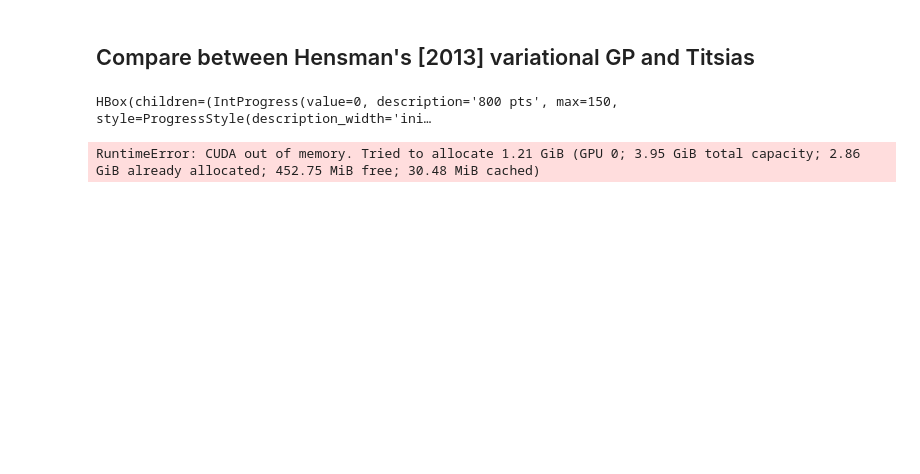
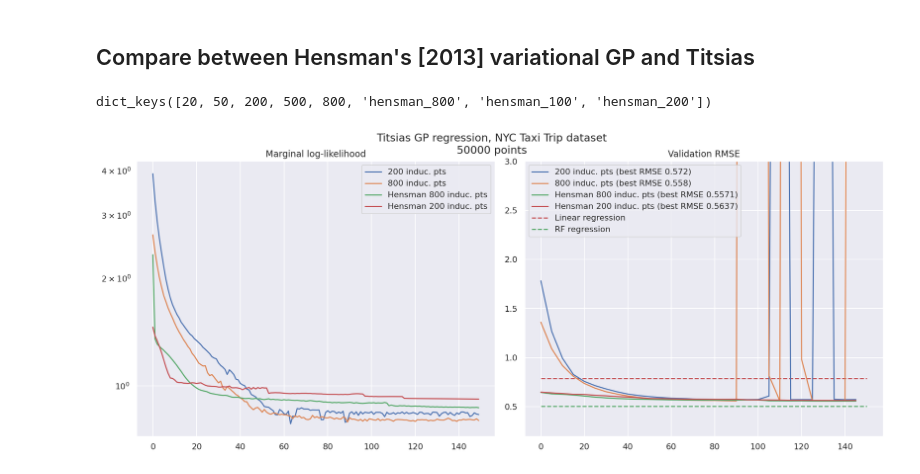
Before and after one commit to sadok95jee/MVABML, a Jupyter notebook: taxi.ipynb, the cells around one changed output. Saved outputs shown, nothing was run; the diff lists cells and outputs as text; code cells hidden in the pictures; blank space fills up the shorter version.

Commit message:
Hensman comparison works, modify train/validation functions

```diff
--- a/taxi.ipynb
+++ b/taxi.ipynb
@@ -264,5 +287,5 @@ fig.savefig("NYCTaxi_Titsias_{:d}pts_Matern32.png".format(X_train.shape[0]),
 # %%
-num_induce = 800
+num_induce = 200
 # %%
 from models import Var_sparse
 inducing_idx = np.random.choice(np.arange(X_train.shape[0]), size=num_induce,
@@ -278,10 +329,10 @@ if torch.cuda.is_available():
 model.train()
 l_hood.train()
 optimizer = torch.optim.Adam([
-{'params': model.parameters()},
-{'params': l_hood.parameters()},
-], lr=0.01)
-mll = gpytorch.mlls.VariationalELBO(l_hood, model, num_data=y_train.size(0))
+    {'params': model.parameters()},
+    {'params': l_hood.parameters()},
+], lr=0.09)
+mll = mlls.VariationalELBO(l_hood, model, num_data=y_train.size(0))
 # %%
 scheduler = optim.lr_scheduler.ReduceLROnPlateau(optimizer, factor=.5)
 
@@ -292,15 +343,13 @@ eprange = tqdm.notebook.trange(num_epochs, desc="%d pts" % num_induce)
 all_losses = []  # marg losses
 all_val_losses = []  # all val RMSE
 try:
-    X_train = X_train.to(device)
-    y_train = y_train.to(device)
     for epoch in eprange:
-        loss_ = train(model, l_hood, mll, optimizer, X_train , y_train )
+        loss_ = train_svi(model, l_hood, mll, optimizer, train_loader )
         all_losses.append(loss_)
         if (epoch + 1) % 5 == 0:
-            val_loss_ = validate(model, l_hood, X_val, y_val)
+            val_loss_ = validate_svi(model, l_hood, val_loader)
             all_val_losses.append(val_loss_)
-        if epoch > 0:
+        if epoch >= 4:
             eprange.set_postfix({"MLL": loss_, "Val RMSE": val_loss_})
         else:
             eprange.set_postfix({"MLL": loss_})
@@ -310,6 +359,43 @@ finally:
         # Record the results
     #results_dict[num_induce] = [all_losses, all_val_losses]
     torch.cuda.empty_cache()
-# %% [output]
-HBox(children=(IntProgress(value=0, description='800 pts', max=150, style=ProgressStyle(description_width='ini…
-RuntimeError: CUDA out of memory. Tried to allocate 1.21 GiB (GPU 0; 3.95 GiB total capacity; 2.86 GiB already allocated; 452.75 MiB free; 30.48 MiB cached)
+# %%
+results_dict["hensman_%d"%num_induce] = [all_losses, all_val_losses]
+# %%
+results_dict.keys()
+# %% [output]
+dict_keys([20, 50, 200, 500, 800, 'hensman_800', 'hensman_100', 'hensman_200'])
+# %%
+fig, axes = plt.subplots(1, 2, figsize=(15, 6))
+
+for num_, [mlloss, valrmse_] in results_dict.items():
+    if 'hensman' in str(num_):
+        num_ = int(num_[len('hensman_'):])
+        label = "Hensman %d induc. pts" % (num_)
+        label2 = "Hensman %d induc. pts (best RMSE %.4g)" % (num_,  np.min(valrmse_))
+    else:
+        label = "%d induc. pts" % (num_,)
+        label2 = "%d induc. pts (best RMSE %.4g)" % (num_,  np.min(valrmse_))
+    if num_ not in [200, 800]:
+        continue
+
+    axes[0].plot(mlloss, label=label)
+
+    axes[1].plot(np.arange(0, num_epochs, 5), valrmse_, label=label2)
+
+axes[0].set_yscale('log')
+axes[0].legend()
+axes[0].set_title("Marginal log-likelihood")
+
+axes[1].hlines(lin_rmse_, 0, num_epochs, label="Linear regression", color="r", ls='--')
+axes[1].hlines(rf_rmse_, 0, num_epochs, label="RF regression", color="g", ls='--')
+axes[1].legend()
+axes[1].set_title("Validation RMSE")
+axes[1].set_ylim(0.2, 3)
+
+fig.suptitle("Titsias GP regression, NYC Taxi "
+             "Trip dataset\n{:d} points".format(X_train.shape[0]),
+             y=1.02)
+fig.tight_layout()
+# %% [output]
+[figure, added]
```
Also changed, not shown: parts of 18 cells of this notebook, 5 other files.
